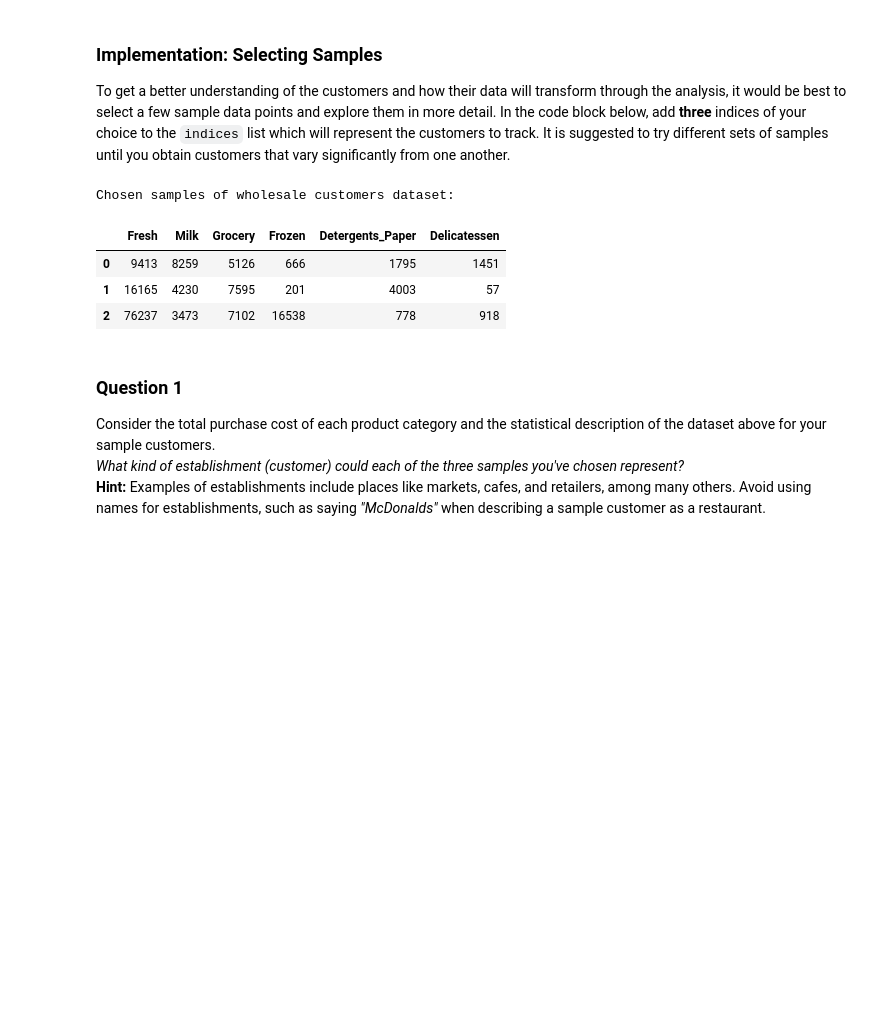
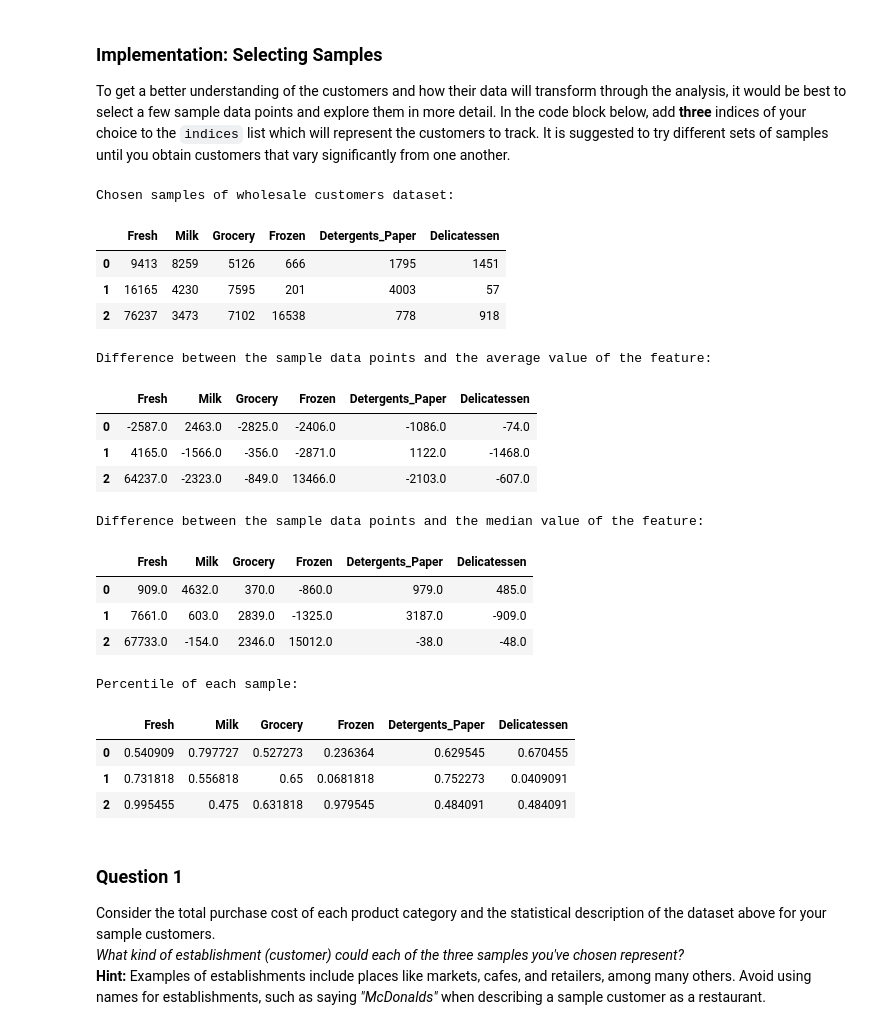
Before and after one commit to atDoyle/Udacity-Machine-Learning, a Jupyter notebook: customer_segments/customer_segments.ipynb, the cells around one changed output. Cells and saved outputs as stored; diff of their text form; code cells hidden in the pictures; blank space fills up the shorter version.

```diff
--- a/customer_segments/customer_segments.ipynb
+++ b/customer_segments/customer_segments.ipynb
@@ -61,17 +61,51 @@ To get a better understanding of the customers and how their data will transform
 # %%
 # TODO: Select three indices of your choice you wish to sample from the dataset
 indices = [5,25,125]
 
 # Create a DataFrame of the chosen samples
 samples = pd.DataFrame(data.loc[indices], columns = data.keys()).reset_index(drop = True)
 print "Chosen samples of wholesale customers dataset:"
 display(samples)
+
+# Calculate percentile of samples
+a = 0
+percentiles = pd.DataFrame(columns=['Fresh', 'Milk', 'Grocery', 'Frozen', 'Detergents_Paper', 'Delicatessen'], index=['0', '1', '2'])
+for feature in data.keys():
+    for i in range(3):
+        for k in range(440):
+            if int(samples[feature][i]) > int(data[feature][k]):
+                a = a + 1
+        percentiles[feature][i] = float(a) / 440
+        a = 0
+
+# Compare samples to descriptive statistics of the entire dataset
+print "Difference between the sample data points and the average value of the feature:"
+display(samples - np.round(data.mean()))
+print "Difference between the sample data points and the median value of the feature:"
+display(samples - np.round(data.median()))
+print "Percentile of each sample:"
+display(percentiles)
 # %% [output]
 Chosen samples of wholesale customers dataset:
 |  | Fresh | Milk | Grocery | Frozen | Detergents_Paper | Delicatessen |
 | 0 | 9413 | 8259 | 5126 | 666 | 1795 | 1451 |
 | 1 | 16165 | 4230 | 7595 | 201 | 4003 | 57 |
 | 2 | 76237 | 3473 | 7102 | 16538 | 778 | 918 |
+Difference between the sample data points and the average value of the feature:
+|  | Fresh | Milk | Grocery | Frozen | Detergents_Paper | Delicatessen |
+| 0 | -2587.0 | 2463.0 | -2825.0 | -2406.0 | -1086.0 | -74.0 |
+| 1 | 4165.0 | -1566.0 | -356.0 | -2871.0 | 1122.0 | -1468.0 |
+| 2 | 64237.0 | -2323.0 | -849.0 | 13466.0 | -2103.0 | -607.0 |
+Difference between the sample data points and the median value of the feature:
+|  | Fresh | Milk | Grocery | Frozen | Detergents_Paper | Delicatessen |
+| 0 | 909.0 | 4632.0 | 370.0 | -860.0 | 979.0 | 485.0 |
+| 1 | 7661.0 | 603.0 | 2839.0 | -1325.0 | 3187.0 | -909.0 |
+| 2 | 67733.0 | -154.0 | 2346.0 | 15012.0 | -38.0 | -48.0 |
+Percentile of each sample:
+|  | Fresh | Milk | Grocery | Frozen | Detergents_Paper | Delicatessen |
+| 0 | 0.540909 | 0.797727 | 0.527273 | 0.236364 | 0.629545 | 0.670455 |
+| 1 | 0.731818 | 0.556818 | 0.65 | 0.0681818 | 0.752273 | 0.0409091 |
+| 2 | 0.995455 | 0.475 | 0.631818 | 0.979545 | 0.484091 | 0.484091 |
 # %% [markdown]
 ### Question 1
 Consider the total purchase cost of each product category and the statistical description of the dataset above for your sample customers.
```
Also changed, not shown: parts of 19 cells of this notebook, 1 other file.
